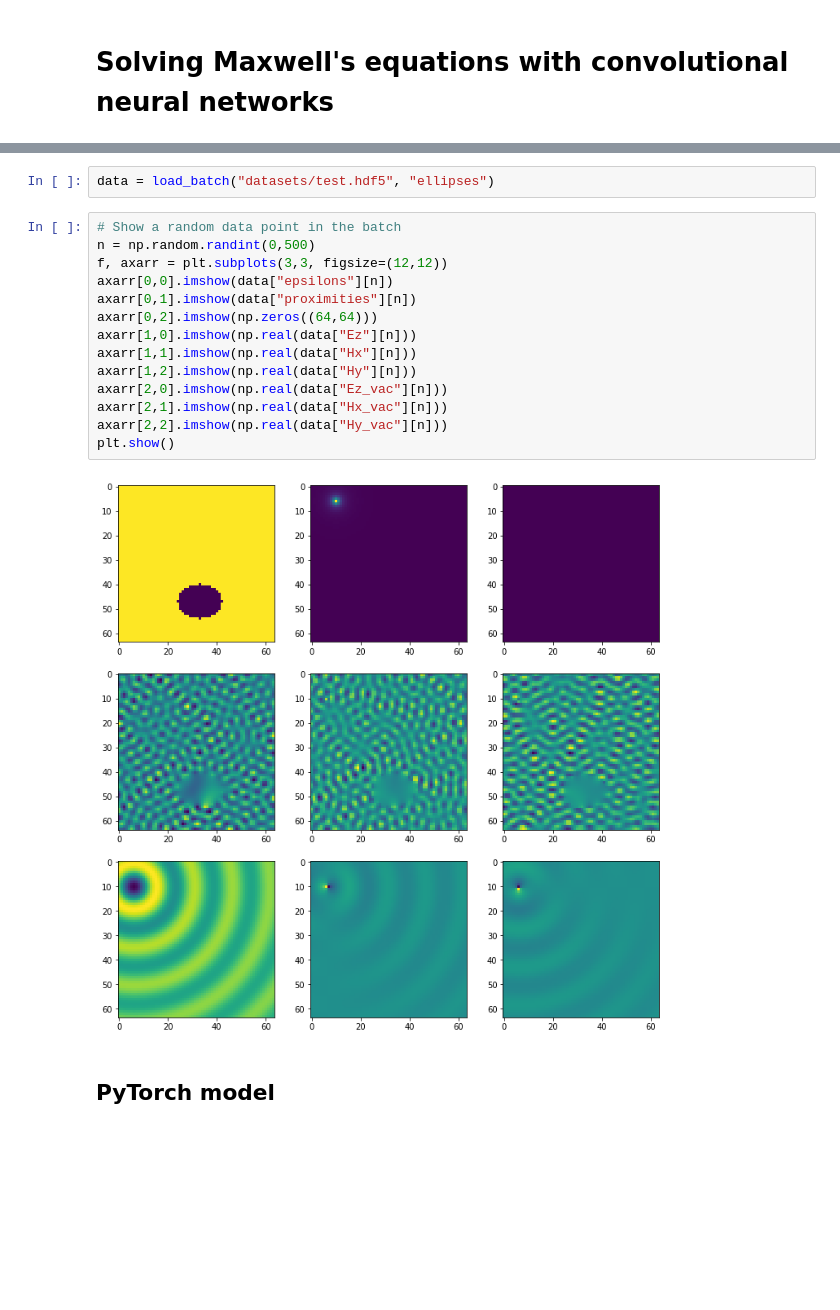
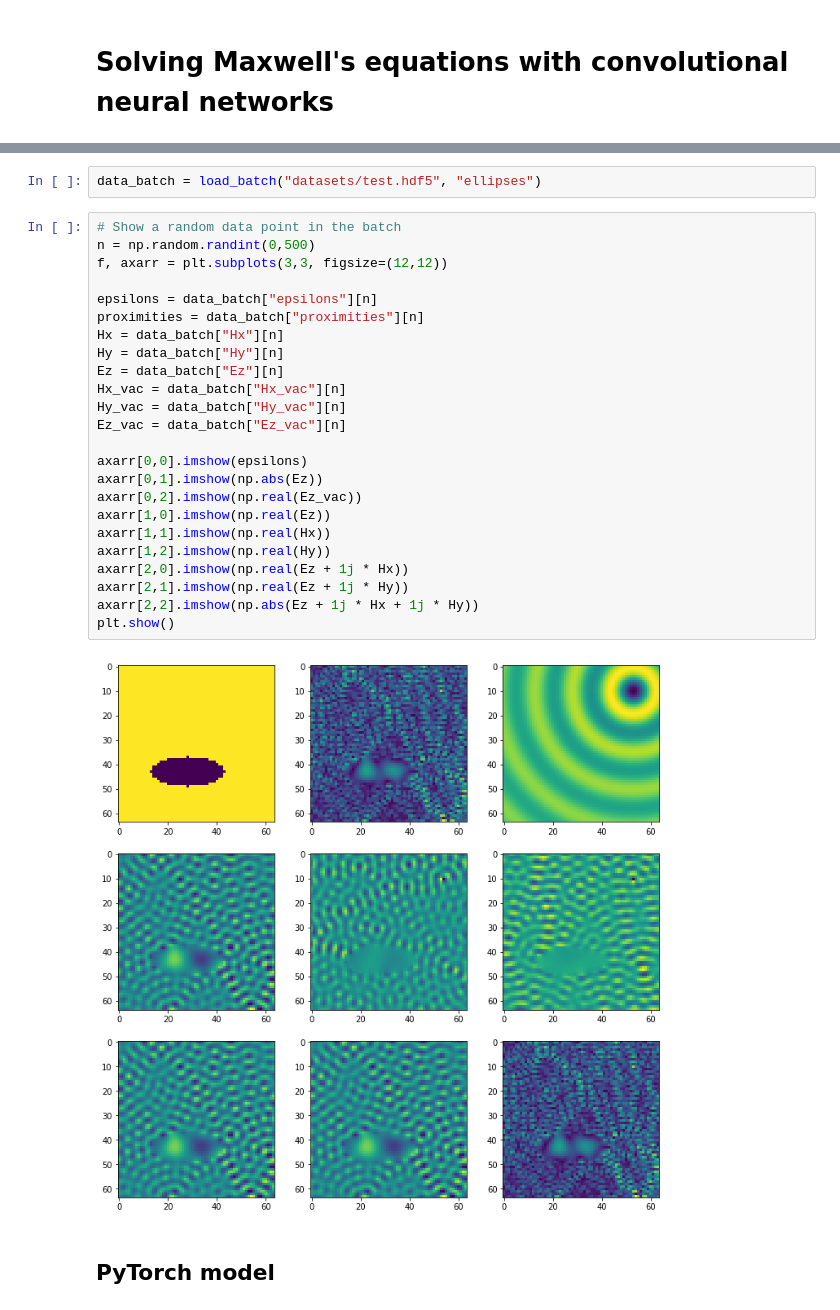
Before and after one commit to bencbartlett/neural-maxwell, a Jupyter notebook: CS229_Final_Project.ipynb, the cells around one changed output, grey strips where cells are left out. Cells and saved outputs as stored; diff of their text form; blank space fills up the shorter version.

```diff
--- a/CS229_Final_Project.ipynb
+++ b/CS229_Final_Project.ipynb
@@ -28,21 +245,31 @@ make_batch(perm_ellipse, "ellipses")
 # %%
-data = load_batch("datasets/test.hdf5", "ellipses")
+data_batch = load_batch("datasets/test.hdf5", "ellipses")
 # %%
 # Show a random data point in the batch
 n = np.random.randint(0,500)
 f, axarr = plt.subplots(3,3, figsize=(12,12))
-axarr[0,0].imshow(data["epsilons"][n])
-axarr[0,1].imshow(data["proximities"][n])
-axarr[0,2].imshow(np.zeros((64,64)))
-axarr[1,0].imshow(np.real(data["Ez"][n]))
-axarr[1,1].imshow(np.real(data["Hx"][n]))
-axarr[1,2].imshow(np.real(data["Hy"][n]))
-axarr[2,0].imshow(np.real(data["Ez_vac"][n]))
-axarr[2,1].imshow(np.real(data["Hx_vac"][n]))
-axarr[2,2].imshow(np.real(data["Hy_vac"][n]))
+
+epsilons = data_batch["epsilons"][n]
+proximities = data_batch["proximities"][n]
+Hx = data_batch["Hx"][n]
+Hy = data_batch["Hy"][n]
+Ez = data_batch["Ez"][n]
+Hx_vac = data_batch["Hx_vac"][n]
+Hy_vac = data_batch["Hy_vac"][n]
+Ez_vac = data_batch["Ez_vac"][n]
+
+axarr[0,0].imshow(epsilons)
+axarr[0,1].imshow(np.abs(Ez))
+axarr[0,2].imshow(np.real(Ez_vac))
+axarr[1,0].imshow(np.real(Ez))
+axarr[1,1].imshow(np.real(Hx))
+axarr[1,2].imshow(np.real(Hy))
+axarr[2,0].imshow(np.real(Ez + 1j * Hx))
+axarr[2,1].imshow(np.real(Ez + 1j * Hy))
+axarr[2,2].imshow(np.abs(Ez + 1j * Hx + 1j * Hy))
 plt.show()
 # %% [output]
-[figure, old version]
+[figure, new version]
 # %% [markdown]
 ## PyTorch model
 # %%
```
Also changed, not shown: parts of 16 cells of this notebook, 4 other files.
